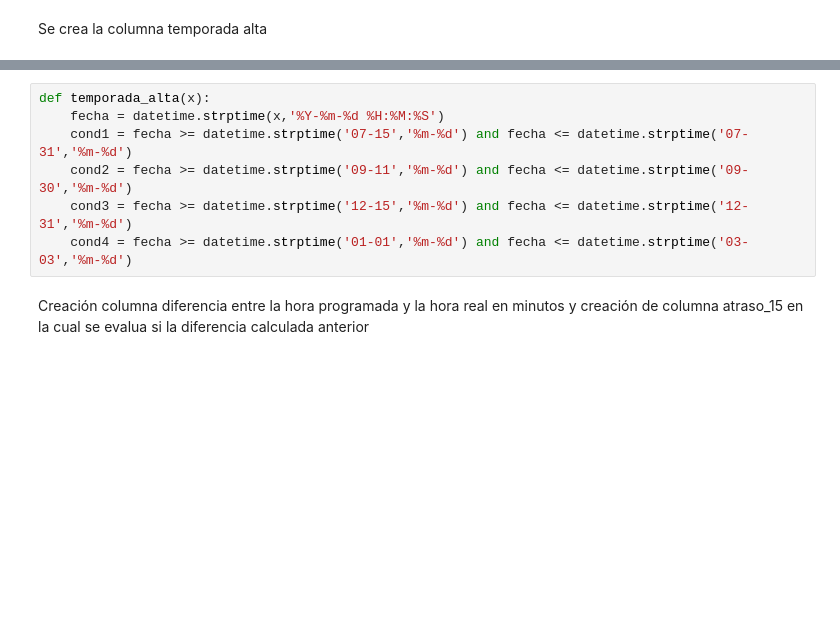
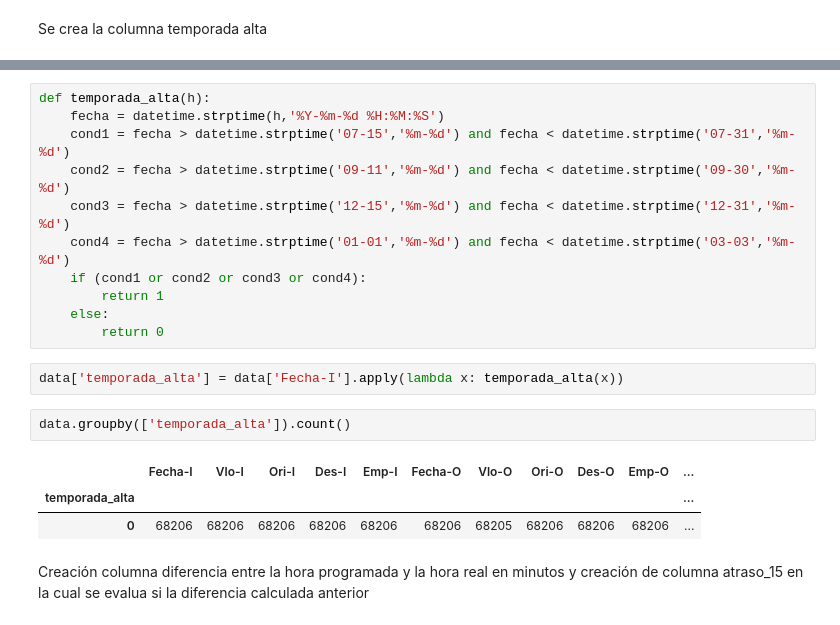
Before and after one commit to flopidopi23/Challege_Latam_data_science, a Jupyter notebook: Prueba_DS_LATAM.ipynb, the cells around one changed output, grey strips where cells are left out. Cells and saved outputs as stored; diff of their text form; blank space fills up the shorter version.

Commit message:
temporada alta funcion

```diff
--- a/Prueba_DS_LATAM.ipynb
+++ b/Prueba_DS_LATAM.ipynb
@@ -151,10 +146,22 @@ ValueError: time data '0       2017-01-01 23:30:00\n1       2017-01-02 23:30:00\
 # %%
-def temporada_alta(x):
-    fecha = datetime.strptime(x,'%Y-%m-%d %H:%M:%S')
-    cond1 = fecha >= datetime.strptime('07-15','%m-%d') and fecha <= datetime.strptime('07-31','%m-%d')
-    cond2 = fecha >= datetime.strptime('09-11','%m-%d') and fecha <= datetime.strptime('09-30','%m-%d')
-    cond3 = fecha >= datetime.strptime('12-15','%m-%d') and fecha <= datetime.strptime('12-31','%m-%d')
-    cond4 = fecha >= datetime.strptime('01-01','%m-%d') and fecha <= datetime.strptime('03-03','%m-%d')
+def temporada_alta(h):
+    fecha = datetime.strptime(h,'%Y-%m-%d %H:%M:%S')
+    cond1 = fecha > datetime.strptime('07-15','%m-%d') and fecha < datetime.strptime('07-31','%m-%d')
+    cond2 = fecha > datetime.strptime('09-11','%m-%d') and fecha < datetime.strptime('09-30','%m-%d')
+    cond3 = fecha > datetime.strptime('12-15','%m-%d') and fecha < datetime.strptime('12-31','%m-%d')
+    cond4 = fecha > datetime.strptime('01-01','%m-%d') and fecha < datetime.strptime('03-03','%m-%d')
+    if (cond1 or cond2 or cond3 or cond4):
+        return 1
+    else:
+        return 0
+# %%
+data['temporada_alta'] = data['Fecha-I'].apply(lambda x: temporada_alta(x))
+# %%
+data.groupby(['temporada_alta']).count()
+# %% [output]
+|  | Fecha-I | Vlo-I | Ori-I | Des-I | Emp-I | Fecha-O | Vlo-O | Ori-O | Des-O | Emp-O | ... |
+| temporada_alta |  |  |  |  |  |  |  |  |  |  | ... |
+| 0 | 68206 | 68206 | 68206 | 68206 | 68206 | 68206 | 68205 | 68206 | 68206 | 68206 | ... |
 # %% [markdown]
 Creación columna diferencia entre la hora programada y la hora real en minutos y creación de columna atraso_15 en la cual se evalua si la diferencia calculada anterior
 # %%
```
Also changed, not shown: parts of 1 cell of this notebook.
